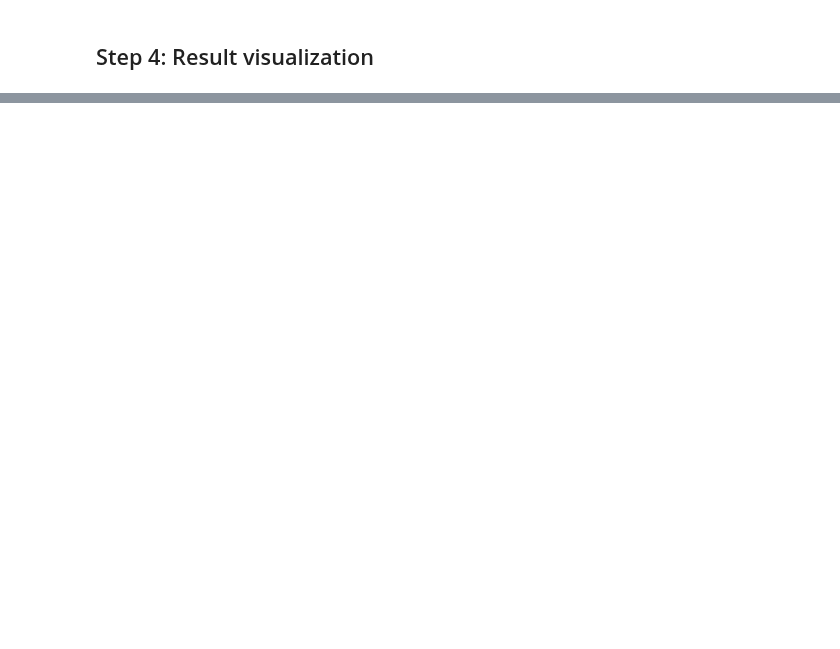
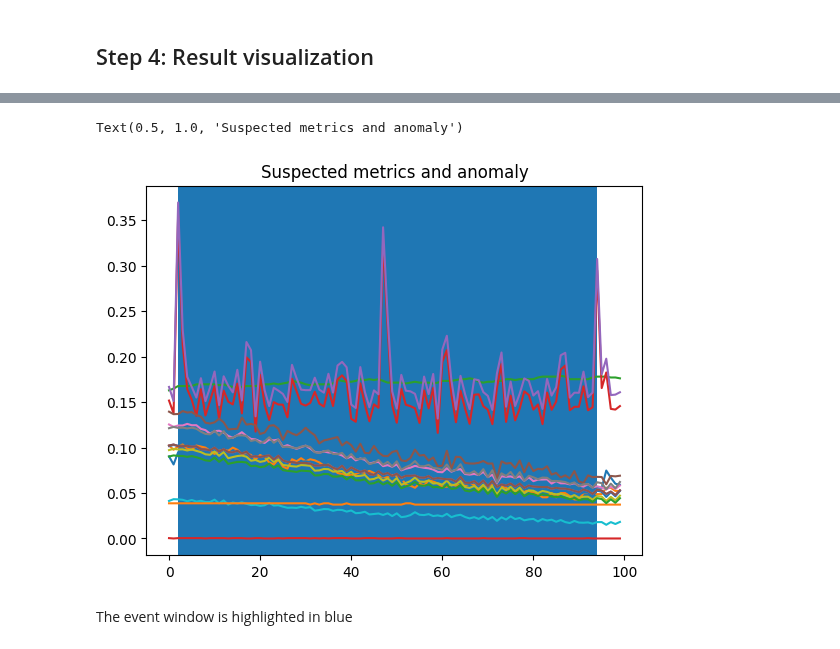
Before and after one commit to opensearch-project/opensearch-py-ml, a Jupyter notebook: docs/source/examples/demo_metrics_correlation.ipynb, the cells around one changed output, grey strips where cells are left out. Saved outputs shown, nothing was run; the diff lists cells and outputs as text; code cells hidden in the pictures; blank space fills up the shorter version.

```diff
--- a/docs/source/examples/demo_metrics_correlation.ipynb
+++ b/docs/source/examples/demo_metrics_correlation.ipynb
@@ -196,0 +163,9 @@ plt.title("All metrics")
+# %%
+plt.plot(df_pd[suspected_metrics])
+plt.axvspan(x1, x2)
+plt.title("Suspected metrics and anomaly")
+# %% [output]
+Text(0.5, 1.0, 'Suspected metrics and anomaly')
+[figure, added]
+# %% [markdown]
+The event window is highlighted in blue
```
Also changed, not shown: parts of 15 cells of this notebook.
